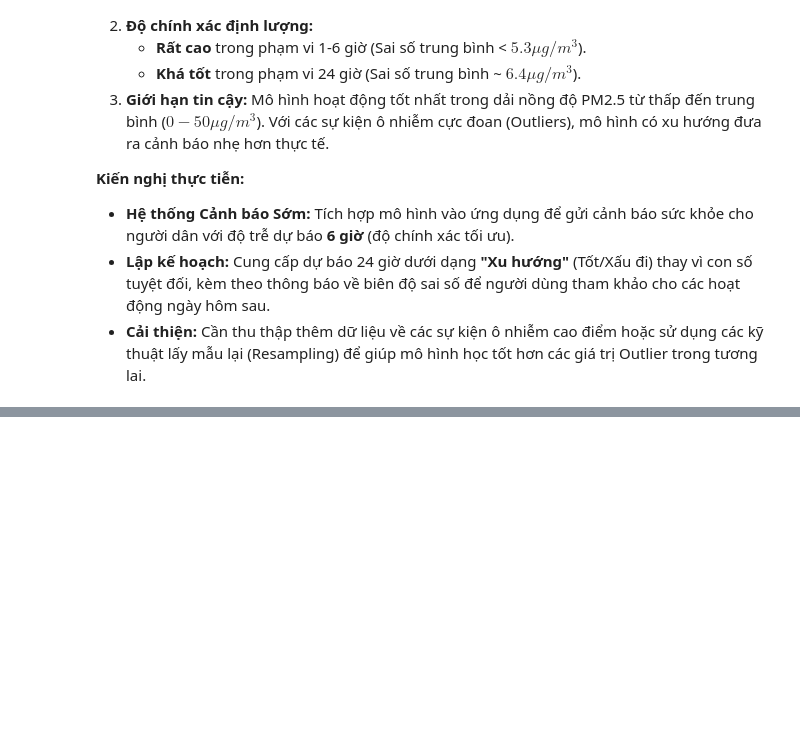
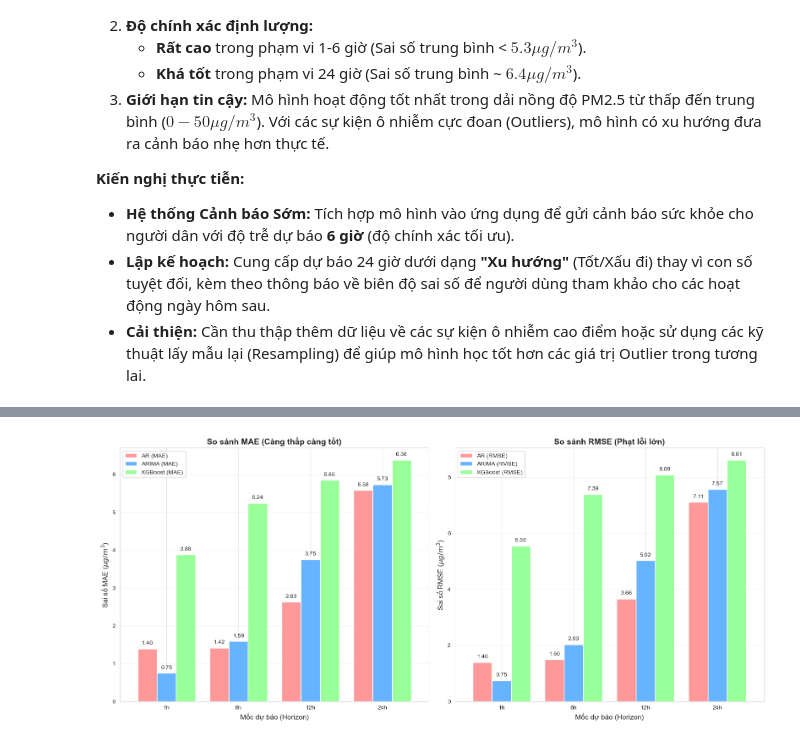
Before and after one commit to AnhTuan28112005/Taiwan-Air-Quality, a Jupyter notebook: notebooks/03_research_question.ipynb, the cells around one changed output, grey strips where cells are left out. Cells and saved outputs as stored; diff of their text form; code cells hidden in the pictures; blank space fills up the shorter version.

Commit message:
Update file question: Thêm phần Extend Study

```diff
--- a/notebooks/03_research_question.ipynb
+++ b/notebooks/03_research_question.ipynb
@@ -1812,0 +2148,95 @@ Biểu đồ phân tán "Thực tế vs Dự báo" tại mốc 24 giờ (mốc k
+# %%
+
+
+# ==========================================
+# 1. NHẬP DỮ LIỆU TỪ KẾT QUẢ HUẤN LUYỆN
+# ==========================================
+
+# A. Kết quả XGBoost (Direct Strategy) - Bạn vừa cung cấp
+xgb_mae = [3.88, 5.24, 5.85, 6.38]
+xgb_rmse = [5.55, 7.39, 8.08, 8.61]
+
+# B. Tính toán lại kết quả AR và ARIMA theo từng mốc tương ứng
+# (Để đảm bảo so sánh công bằng: Tính trung bình sai số từ giờ 0 đến giờ h)
+horizons = [1, 6, 12, 24]
+horizon_labels = [f"{h}h" for h in horizons]
+
+ar_mae, ar_rmse = [], []
+arima_mae, arima_rmse = [], []
+
+# Lấy dữ liệu thực tế và dự báo (giả định các biến này đã có từ các cell trước)
+# Nếu biến pred_ar dạng Series thì lấy .values, nếu không thì dùng trực tiếp
+y_true_full = test_data.values
+y_ar_full = pred_ar.values if hasattr(pred_ar, 'values') else pred_ar
+y_arima_full = pred_arima.values if hasattr(pred_arima, 'values') else pred_arima
+
+for h in horizons:
+    # Cắt dữ liệu (Slicing) từ đầu đến giờ thứ h
+    y_true_h = y_true_full[:h]
+    y_ar_h = y_ar_full[:h]
+    y_arima_h = y_arima_full[:h]
+
+    # Tính Metric cho AR
+    ar_mae.append(mean_absolute_error(y_true_h, y_ar_h))
+    ar_rmse.append(np.sqrt(mean_squared_error(y_true_h, y_ar_h)))
+
+    # Tính Metric cho ARIMA
+    arima_mae.append(mean_absolute_error(y_true_h, y_arima_h))
+    arima_rmse.append(np.sqrt(mean_squared_error(y_true_h, y_arima_h)))
+
+# ==========================================
+# 2. TẠO DATAFRAME TỔNG HỢP
+# ==========================================
+data_comparison = {
+    'Horizon': horizon_labels,
+    # MAE Data
+    'AR (MAE)': ar_mae,
+    'ARIMA (MAE)': arima_mae,
+    'XGBoost (MAE)': xgb_mae,
+    # RMSE Data
+    'AR (RMSE)': ar_rmse,
+    'ARIMA (RMSE)': arima_rmse,
+    'XGBoost (RMSE)': xgb_rmse
+}
+
+df_compare = pd.DataFrame(data_comparison).set_index('Horizon')
+
+print("--- BẢNG TỔNG HỢP SAI SỐ (AR vs ARIMA vs XGBoost) ---")
+display(df_compare)
+
+# ==========================================
+# 3. TRỰC QUAN HÓA (VISUALIZATION)
+# ==========================================
+fig, axes = plt.subplots(1, 2, figsize=(16, 7))
+
+# --- Biểu đồ 1: So sánh MAE ---
+df_compare[['AR (MAE)', 'ARIMA (MAE)', 'XGBoost (MAE)']].plot(kind='bar', ax=axes[0], width=0.8, color=['#ff9999', '#66b3ff', '#99ff99'])
+axes[0].set_title('So sánh MAE (Càng thấp càng tốt)', fontsize=14, fontweight='bold')
+axes[0].set_ylabel('Sai số MAE ($µg/m^3$)', fontsize=12)
+axes[0].set_xlabel('Mốc dự báo (Horizon)', fontsize=12)
+axes[0].grid(True, axis='y', alpha=0.3)
+axes[0].legend(loc='upper left')
+axes[0].tick_params(axis='x', rotation=0)
+
+# Thêm nhãn giá trị lên cột MAE
+for p in axes[0].patches:
+    axes[0].annotate(f'{p.get_height():.2f}', (p.get_x() + p.get_width() / 2., p.get_height()),
+                     ha='center', va='center', xytext=(0, 9), textcoords='offset points', fontsize=10)
+
+# --- Biểu đồ 2: So sánh RMSE ---
+df_compare[['AR (RMSE)', 'ARIMA (RMSE)', 'XGBoost (RMSE)']].plot(kind='bar', ax=axes[1], width=0.8, color=['#ff9999', '#66b3ff', '#99ff99'])
+axes[1].set_title('So sánh RMSE (Phạt lỗi lớn)', fontsize=14, fontweight='bold')
+axes[1].set_ylabel('Sai số RMSE ($µg/m^3$)', fontsize=12)
+axes[1].set_xlabel('Mốc dự báo (Horizon)', fontsize=12)
+axes[1].grid(True, axis='y', alpha=0.3)
+axes[1].legend(loc='upper left')
+axes[1].tick_params(axis='x', rotation=0)
+
+# Thêm nhãn giá trị lên cột RMSE
+for p in axes[1].patches:
+    axes[1].annotate(f'{p.get_height():.2f}', (p.get_x() + p.get_width() / 2., p.get_height()),
+                     ha='center', va='center', xytext=(0, 9), textcoords='offset points', fontsize=10)
+
+plt.tight_layout()
+plt.show()
+# %% [output]
@@ -1812,0 +2250 @@ Biểu đồ phân tán "Thực tế vs Dự báo" tại mốc 24 giờ (mốc k
+[figure, added]
```
Also changed, not shown: parts of 16 cells of this notebook.
